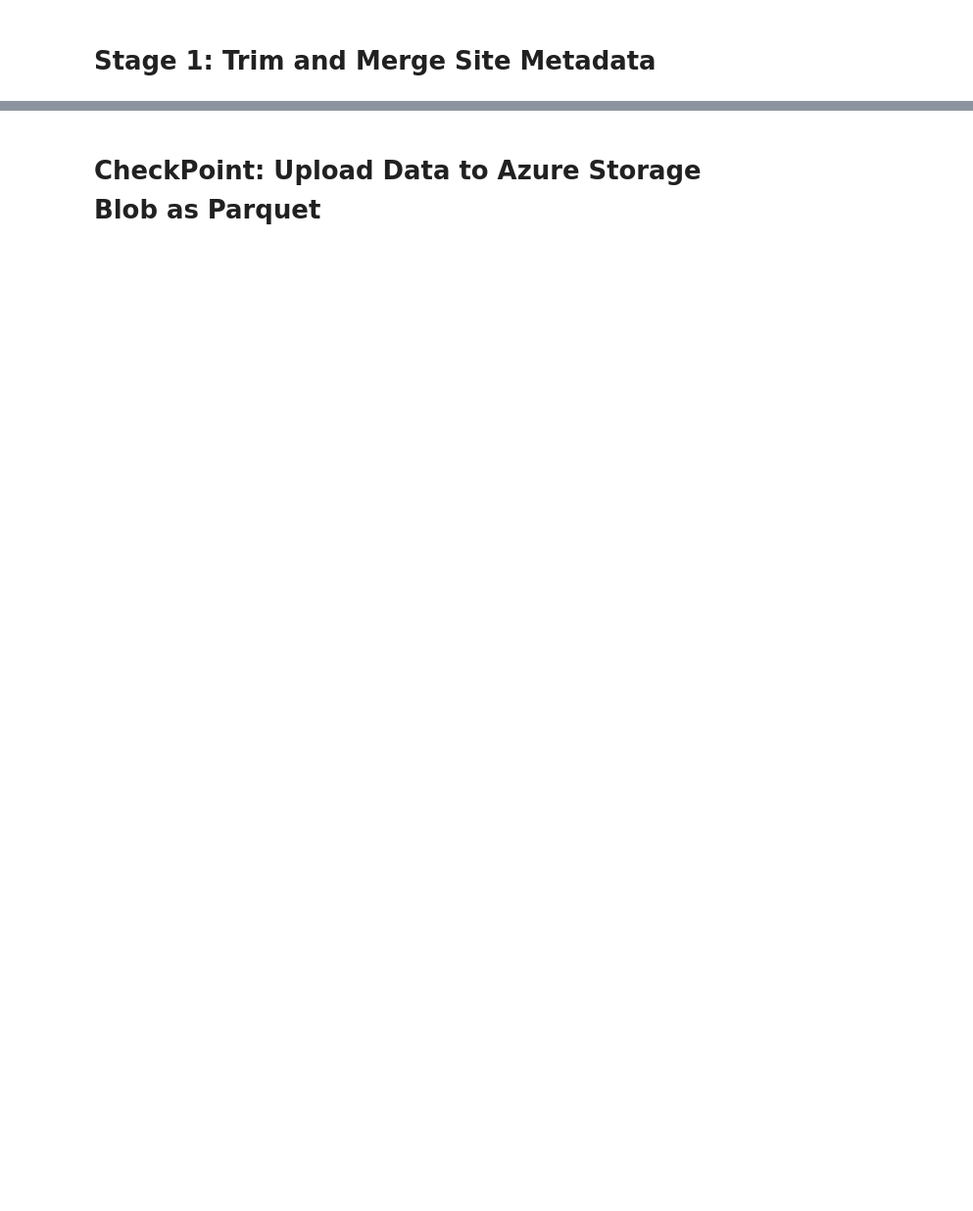
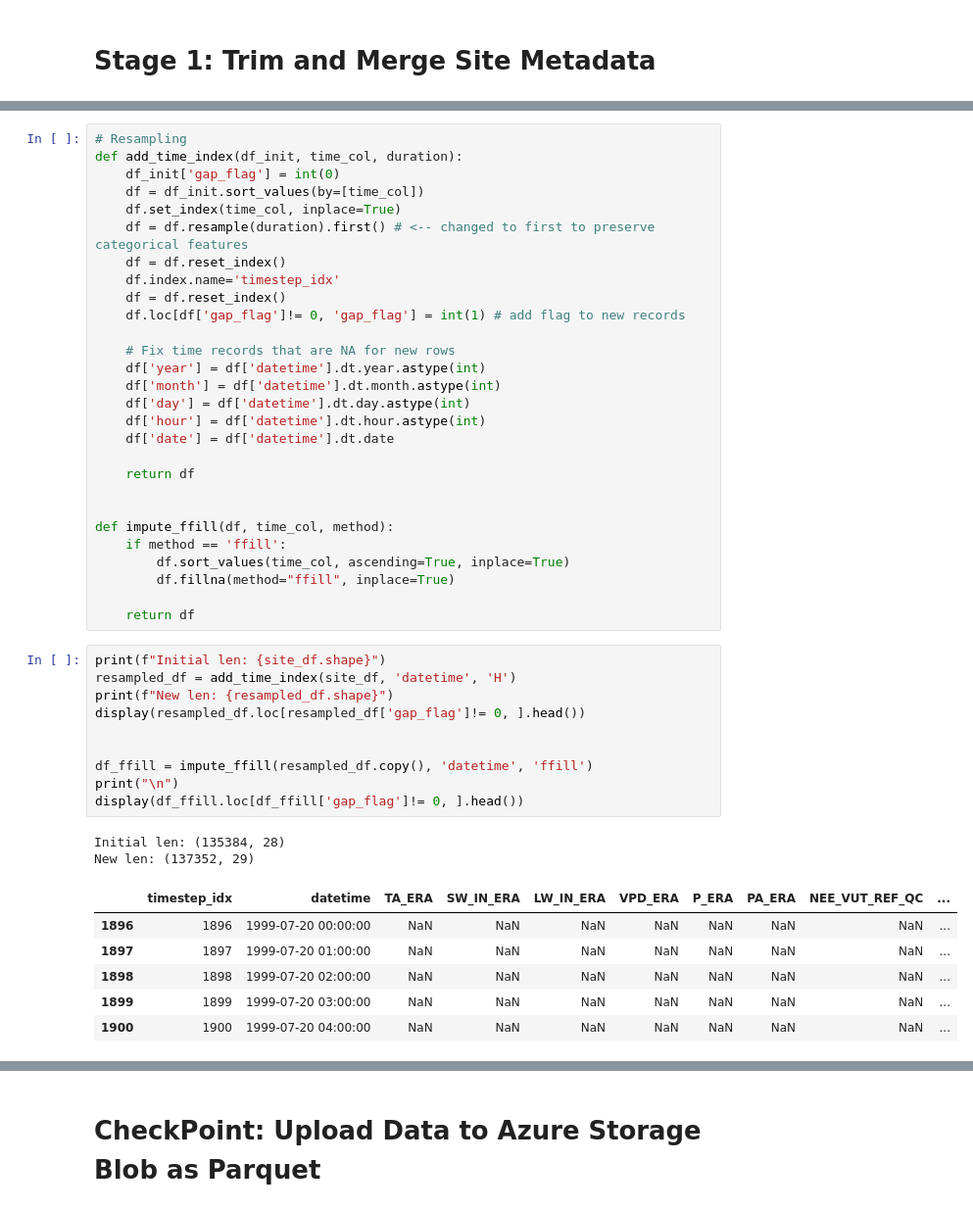
Before and after one commit to jcalz23/co2-flux-hourly-gpp-modeling, a Jupyter notebook: code/src/preprocessing/baseline-data-pipeline-v1-impute.ipynb, the cells around one changed output, grey strips where cells are left out. Shown at 98% size. Cells and saved outputs as stored; diff of their text form; blank space fills up the shorter version.

```diff
--- a/code/src/preprocessing/baseline-data-pipeline-v1-impute.ipynb
+++ b/code/src/preprocessing/baseline-data-pipeline-v1-impute.ipynb
@@ -446,0 +397,47 @@ DF is same length as before: True
+# %%
+# Resampling
+def add_time_index(df_init, time_col, duration):
+    df_init['gap_flag'] = int(0)
+    df = df_init.sort_values(by=[time_col])
+    df.set_index(time_col, inplace=True)
+    df = df.resample(duration).first() # <-- changed to first to preserve categorical features
+    df = df.reset_index()
+    df.index.name='timestep_idx'
+    df = df.reset_index()
+    df.loc[df['gap_flag']!= 0, 'gap_flag'] = int(1) # add flag to new records
+
+    # Fix time records that are NA for new rows
+    df['year'] = df['datetime'].dt.year.astype(int)
+    df['month'] = df['datetime'].dt.month.astype(int)
+    df['day'] = df['datetime'].dt.day.astype(int)
+    df['hour'] = df['datetime'].dt.hour.astype(int)
+    df['date'] = df['datetime'].dt.date
+
+    return df
+
+
+def impute_ffill(df, time_col, method):
+    if method == 'ffill':
+        df.sort_values(time_col, ascending=True, inplace=True)
+        df.fillna(method="ffill", inplace=True)
+
+    return df
+# %%
+print(f"Initial len: {site_df.shape}")
+resampled_df = add_time_index(site_df, 'datetime', 'H')
+print(f"New len: {resampled_df.shape}")
+display(resampled_df.loc[resampled_df['gap_flag']!= 0, ].head())
+
+
+df_ffill = impute_ffill(resampled_df.copy(), 'datetime', 'ffill')
+print("\n")
+display(df_ffill.loc[df_ffill['gap_flag']!= 0, ].head())
+# %% [output]
+Initial len: (135384, 28)
+New len: (137352, 29)
+|  | timestep_idx | datetime | TA_ERA | SW_IN_ERA | LW_IN_ERA | VPD_ERA | P_ERA | PA_ERA | NEE_VUT_REF_QC | ... |
+| 1896 | 1896 | 1999-07-20 00:00:00 | NaN | NaN | NaN | NaN | NaN | NaN | NaN | ... |
+| 1897 | 1897 | 1999-07-20 01:00:00 | NaN | NaN | NaN | NaN | NaN | NaN | NaN | ... |
+| 1898 | 1898 | 1999-07-20 02:00:00 | NaN | NaN | NaN | NaN | NaN | NaN | NaN | ... |
+| 1899 | 1899 | 1999-07-20 03:00:00 | NaN | NaN | NaN | NaN | NaN | NaN | NaN | ... |
+| 1900 | 1900 | 1999-07-20 04:00:00 | NaN | NaN | NaN | NaN | NaN | NaN | NaN | ... |
```
Also changed, not shown: parts of 34 cells of this notebook, 4 other files.
